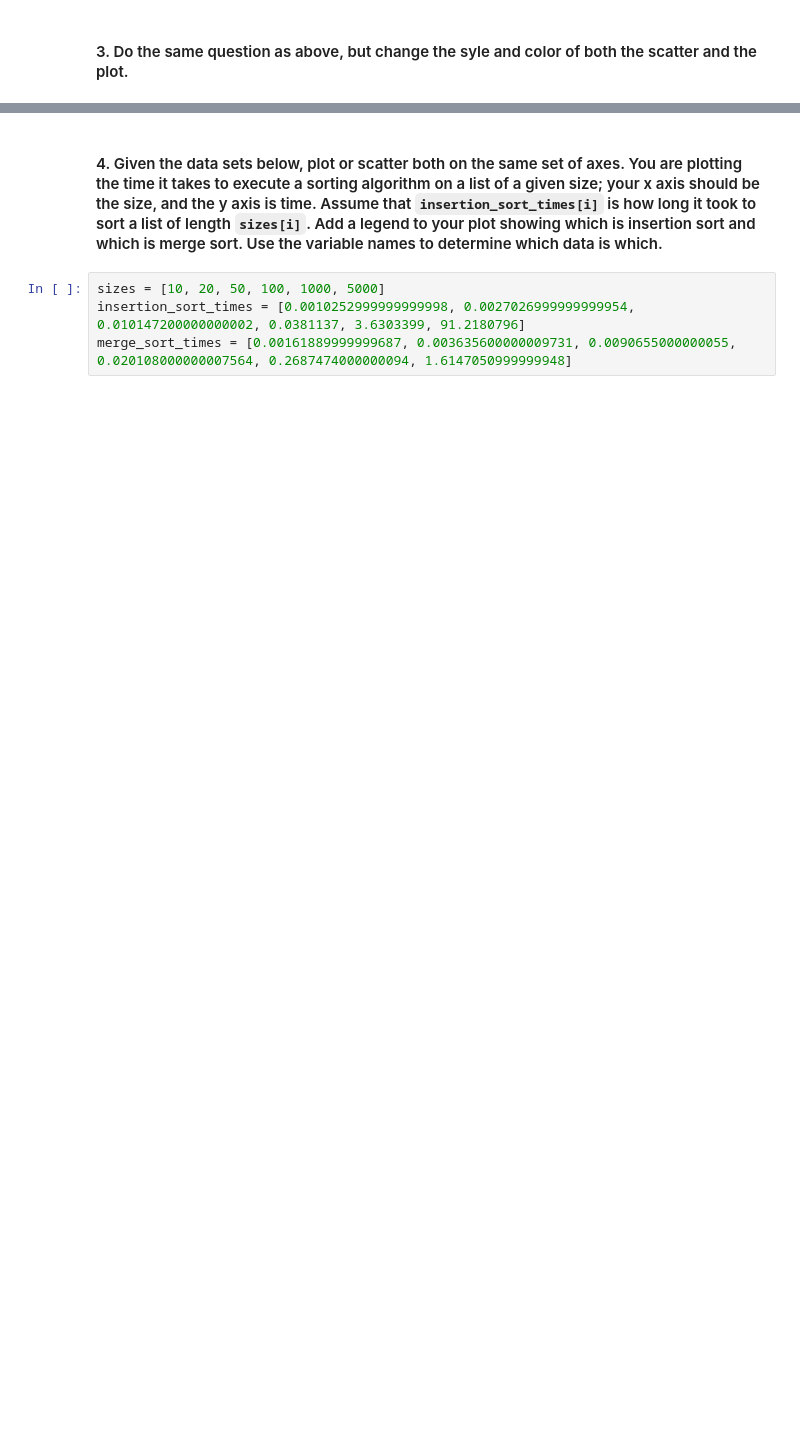
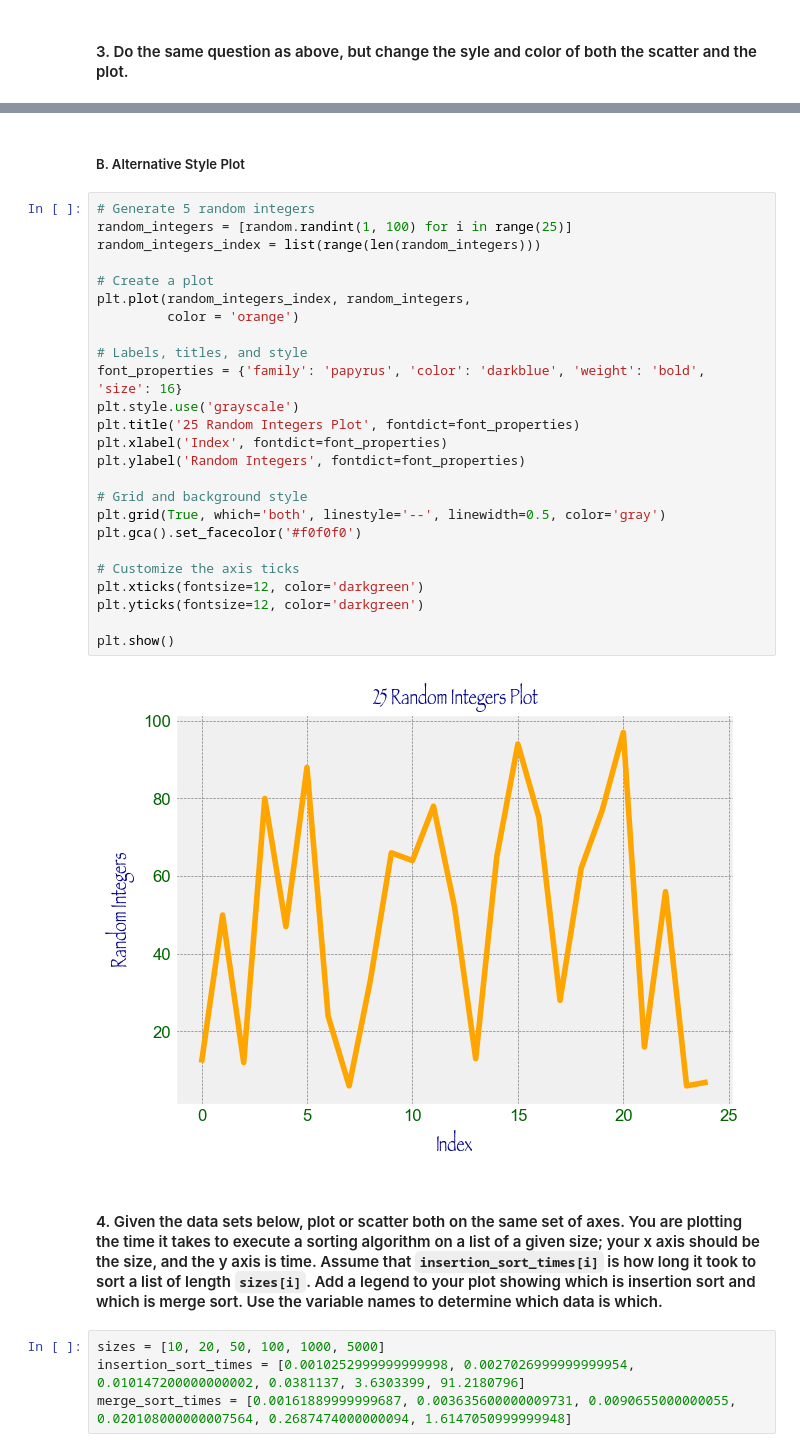
Before and after one commit to bncodes19/pyplot, a Jupyter notebook: pyplot.ipynb, the cells around one changed output, grey strips where cells are left out. Drawn from its saved outputs; the diff is of its cells as text; blank space fills up the shorter version.

```diff
--- a/pyplot.ipynb
+++ b/pyplot.ipynb
@@ -101,3 +120,32 @@ plt.show()
+# %% [markdown]
+##### B. Alternative Style Plot
+# %%
+# Generate 5 random integers
+random_integers = [random.randint(1, 100) for i in range(25)]
+random_integers_index = list(range(len(random_integers)))
+
+# Create a plot
+plt.plot(random_integers_index, random_integers,
+         color = 'orange')
+
+# Labels, titles, and style
+font_properties = {'family': 'papyrus', 'color': 'darkblue', 'weight': 'bold', 'size': 16}
+plt.style.use('grayscale')
+plt.title('25 Random Integers Plot', fontdict=font_properties)
+plt.xlabel('Index', fontdict=font_properties)
+plt.ylabel('Random Integers', fontdict=font_properties)
+
+# Grid and background style
+plt.grid(True, which='both', linestyle='--', linewidth=0.5, color='gray')
+plt.gca().set_facecolor('#f0f0f0')
+
+# Customize the axis ticks
+plt.xticks(fontsize=12, color='darkgreen')
+plt.yticks(fontsize=12, color='darkgreen')
+
+plt.show()
+# %% [output]
+[figure, added]
 # %% [markdown]
 #### 4. Given the data sets below, plot or scatter both on the same set of axes.  You are plotting the time it takes to execute a sorting algorithm on a list of a given size; your x axis should be the size, and the y axis is time.  Assume that `insertion_sort_times[i]` is how long it took to sort a list of length `sizes[i]`.  Add a legend to your plot showing which is insertion sort and which is merge sort.  Use the variable names to determine which data is which.
 # %%
```
Also changed, not shown: parts of 5 cells of this notebook.
